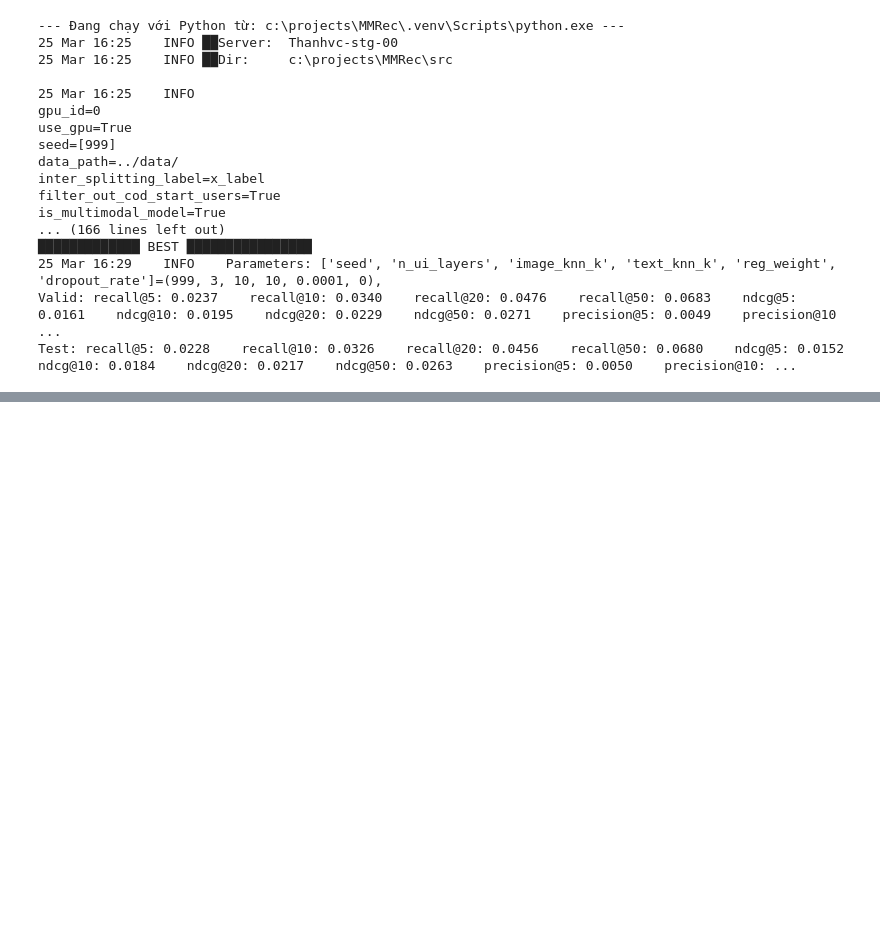
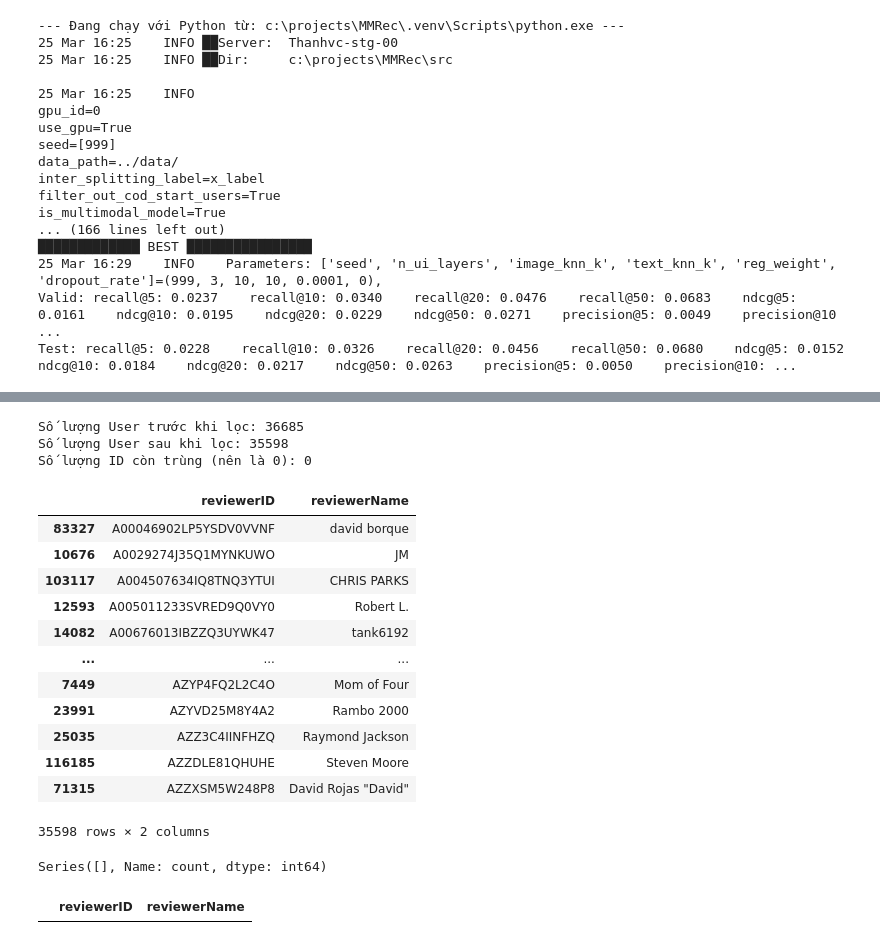
Before and after one commit to ThanhB18059162022/MMRec, a Jupyter notebook: main.ipynb, the cells around one changed output, grey strips where cells are left out. Cells and saved outputs as stored; diff of their text form; code cells hidden in the pictures; blank space fills up the shorter version.

```diff
--- a/main.ipynb
+++ b/main.ipynb
@@ -169,0 +290,2 @@ Test: recall@5: 0.0228    recall@10: 0.0326    recall@20: 0.0456    recall@50: 0
+# %%
+df_meta_reviews = pd.read_parquet(r"..\data\sports\meta_reviews_merged.gzip.parquet")
@@ -169,0 +312,2 @@ Test: recall@5: 0.0228    recall@10: 0.0326    recall@20: 0.0456    recall@50: 0
+# %%
+df_user = df_meta_reviews[["reviewerID", "reviewerName"]].drop_duplicates().copy()
@@ -169,0 +376,44 @@ Test: recall@5: 0.0228    recall@10: 0.0326    recall@20: 0.0456    recall@50: 0
+# %%
+# 1. Sắp xếp để các dòng có reviewerName (không phải NaN) lên trên đầu
+# Cấu trúc: NaN sẽ bị đẩy xuống cuối khi sắp xếp mặc định
+df_user.sort_values(by=['reviewerID', 'reviewerName'], na_position='last', inplace=True)
+
+# 2. Xóa các reviewerID trùng lặp, chỉ giữ lại dòng đầu tiên (dòng có tên tốt nhất)
+df_user_unique = df_user.drop_duplicates(subset=['reviewerID'], keep='first')
+
+# 3. (Tùy chọn) Nếu sau khi lọc vẫn còn những ID mà tên hoàn toàn là NaN ở mọi dòng
+# và bạn muốn điền một giá trị mặc định để tránh lỗi khi train
+df_user_unique['reviewerName'] = df_user_unique['reviewerName'].fillna('Unknown_Customer')
+
+# 4. Kiểm tra lại kết quả
+print(f"Số lượng User trước khi lọc: {len(df_user)}")
+print(f"Số lượng User sau khi lọc: {len(df_user_unique)}")
+
+# Kiểm tra xem còn ID nào bị lặp không
+remaining_dupes = df_user_unique['reviewerID'].duplicated().sum()
+print(f"Số lượng ID còn trùng (nên là 0): {remaining_dupes}")
+# %% [output]
+Số lượng User trước khi lọc: 36685
+Số lượng User sau khi lọc: 35598
+Số lượng ID còn trùng (nên là 0): 0
+# %%
+df_user_unique
+# %% [output]
+|  | reviewerID | reviewerName |
+| 83327 | A00046902LP5YSDV0VVNF | david borque |
+| 10676 | A0029274J35Q1MYNKUWO | JM |
+| 103117 | A004507634IQ8TNQ3YTUI | CHRIS PARKS |
+| 12593 | A005011233SVRED9Q0VY0 | Robert L. |
+| 14082 | A00676013IBZZQ3UYWK47 | tank6192 |
+| ... | ... | ... |
+| 7449 | AZYP4FQ2L2C4O | Mom of Four |
+| 23991 | AZYVD25M8Y4A2 | Rambo 2000 |
+| 25035 | AZZ3C4IINFHZQ | Raymond Jackson |
+| 116185 | AZZDLE81QHUHE | Steven Moore |
+| 71315 | AZZXSM5W248P8 | David Rojas "David" |
+35598 rows × 2 columns
+# %%
+get_dupes(df_user_unique)
+# %% [output]
+Series([], Name: count, dtype: int64)
+|  | reviewerID | reviewerName |
```
Also changed, not shown: parts of 53 cells of this notebook.
